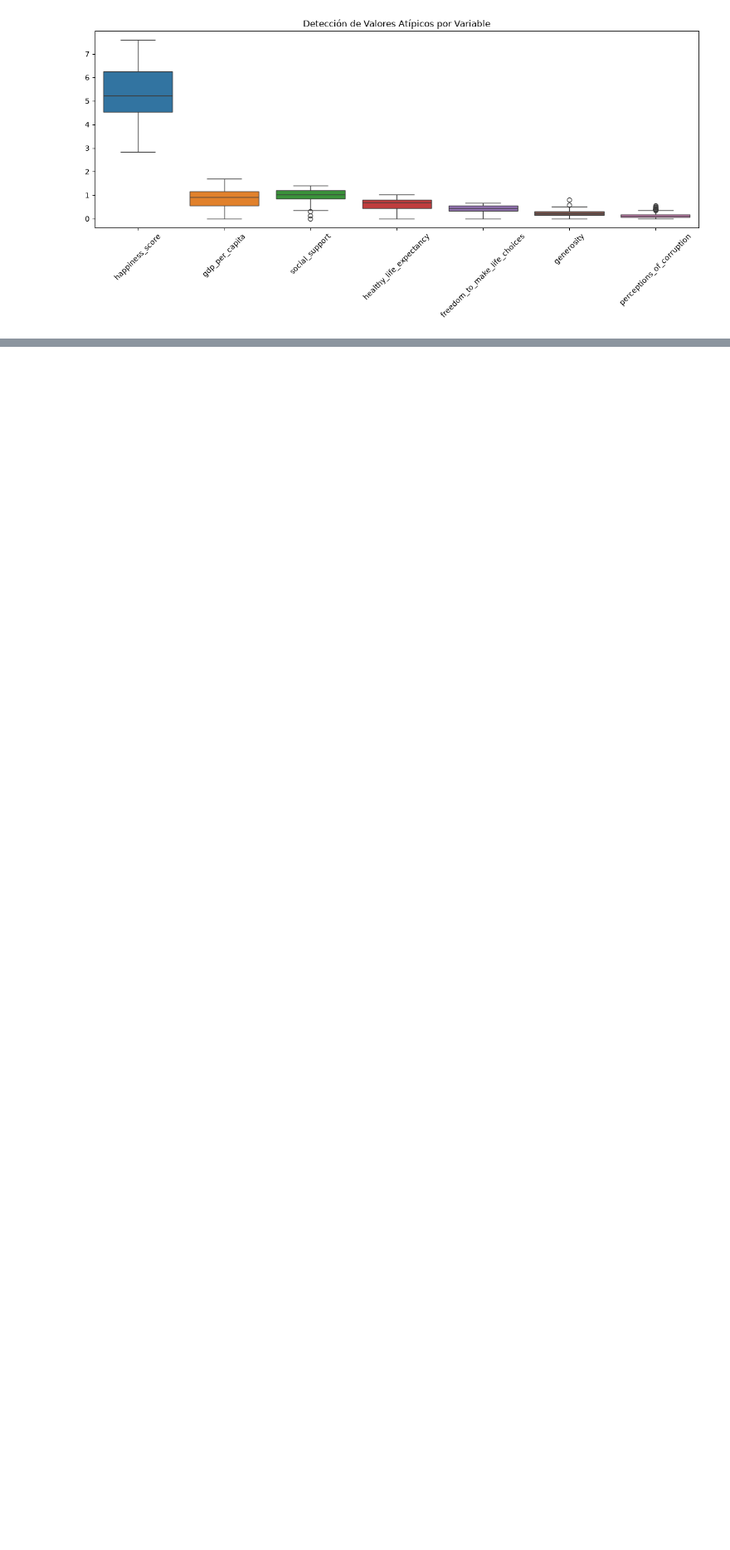
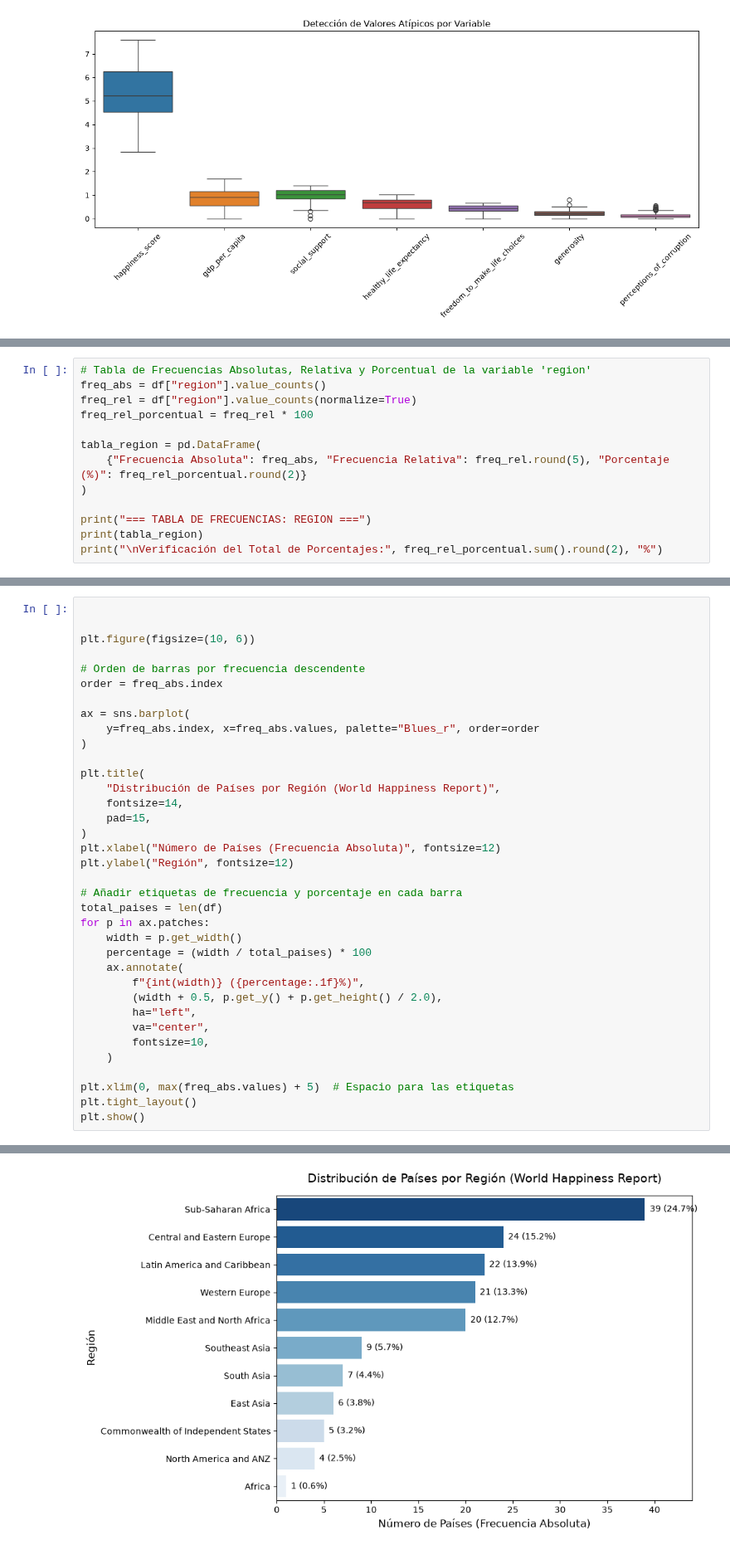
Before and after one commit to Edgarong17/Tareas_Omar, a Jupyter notebook: Hapiness_Rwport/hapiness_report_analisis_descriptivo.ipynb, the cells around one changed output, grey strips where cells are left out. Shown at 83% size. Drawn from its saved outputs; the diff is of its cells as text; blank space fills up the shorter version.

```diff
--- a/Hapiness_Rwport/hapiness_report_analisis_descriptivo.ipynb
+++ b/Hapiness_Rwport/hapiness_report_analisis_descriptivo.ipynb
@@ -269,0 +310,13 @@ Valores atípicos en 'perceptions_of_corruption': [0.41978, 0.48357, 0.36503, 0.
+# %%
+# Tabla de Frecuencias Absolutas, Relativa y Porcentual de la variable 'region'
+freq_abs = df["region"].value_counts()
+freq_rel = df["region"].value_counts(normalize=True)
+freq_rel_porcentual = freq_rel * 100
+
+tabla_region = pd.DataFrame(
+    {"Frecuencia Absoluta": freq_abs, "Frecuencia Relativa": freq_rel.round(5), "Porcentaje (%)": freq_rel_porcentual.round(2)}
+)
+
+print("=== TABLA DE FRECUENCIAS: REGION ===")
+print(tabla_region)
+print("\nVerificación del Total de Porcentajes:", freq_rel_porcentual.sum().round(2), "%")
@@ -269,0 +444,37 @@ Valores atípicos en 'perceptions_of_corruption': [0.41978, 0.48357, 0.36503, 0.
+# %%
+
+
+plt.figure(figsize=(10, 6))
+
+# Orden de barras por frecuencia descendente
+order = freq_abs.index
+
+ax = sns.barplot(
+    y=freq_abs.index, x=freq_abs.values, palette="Blues_r", order=order
+)
+
+plt.title(
+    "Distribución de Países por Región (World Happiness Report)",
+    fontsize=14,
+    pad=15,
+)
+plt.xlabel("Número de Países (Frecuencia Absoluta)", fontsize=12)
+plt.ylabel("Región", fontsize=12)
+
+# Añadir etiquetas de frecuencia y porcentaje en cada barra
+total_paises = len(df)
+for p in ax.patches:
+    width = p.get_width()
+    percentage = (width / total_paises) * 100
+    ax.annotate(
+        f"{int(width)} ({percentage:.1f}%)",
+        (width + 0.5, p.get_y() + p.get_height() / 2.0),
+        ha="left",
+        va="center",
+        fontsize=10,
+    )
+
+plt.xlim(0, max(freq_abs.values) + 5)  # Espacio para las etiquetas
+plt.tight_layout()
+plt.show()
+# %% [output]
@@ -269,0 +484 @@ Valores atípicos en 'perceptions_of_corruption': [0.41978, 0.48357, 0.36503, 0.
+[figure, added]
```
Also changed, not shown: parts of 14 cells of this notebook.
